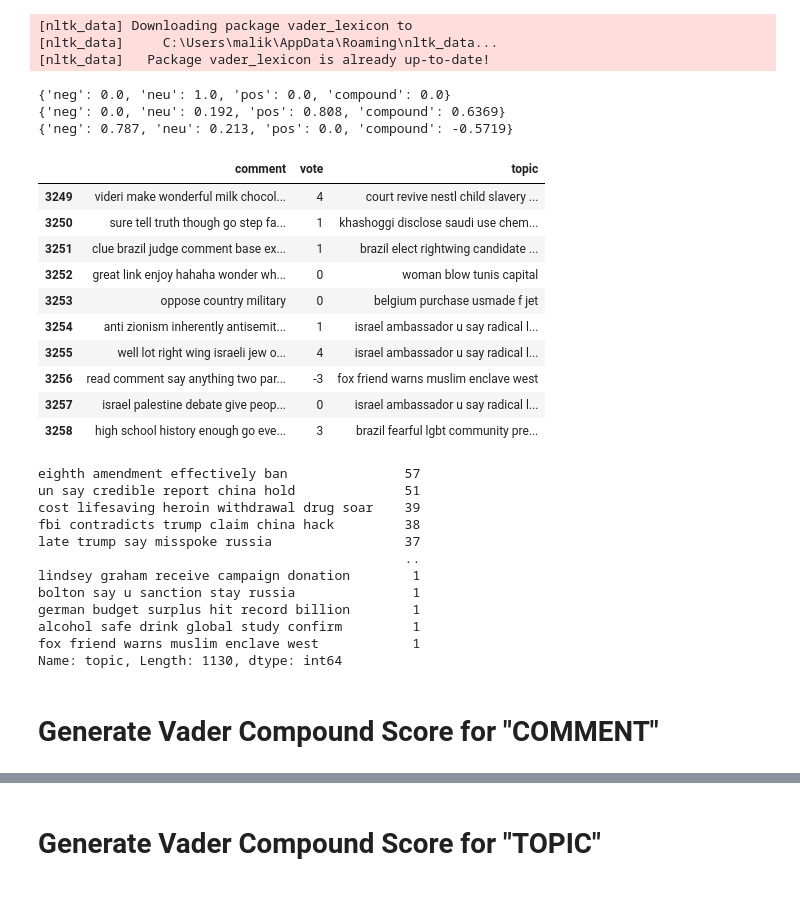
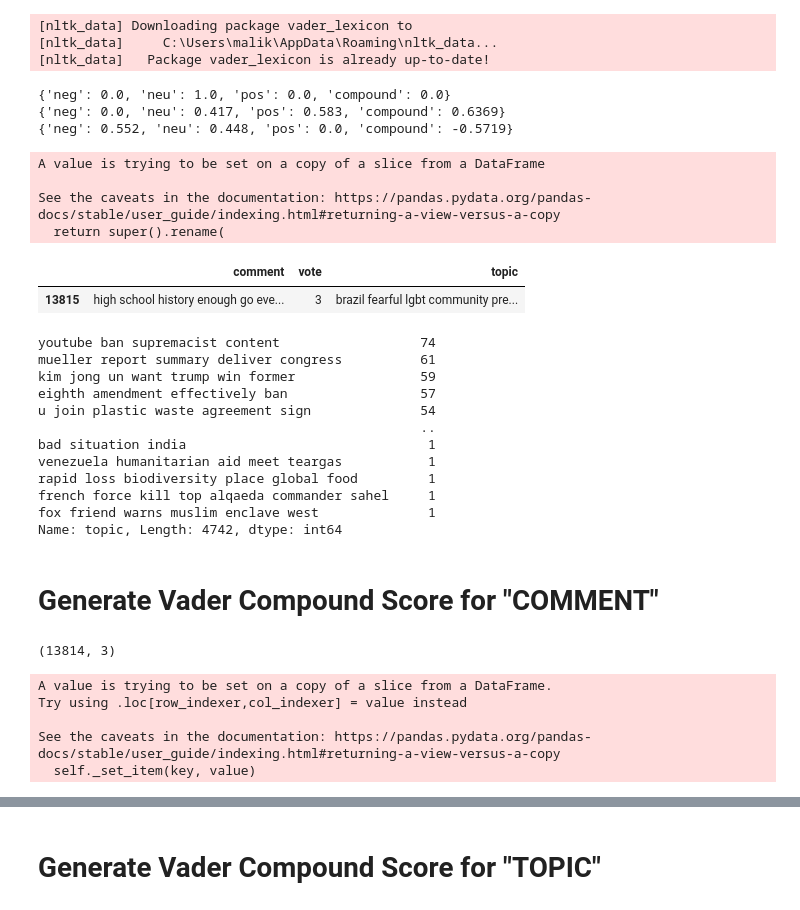
Before and after one commit to Tismalik/NLP-Reddit-Comment-Topic-Classification-, a Jupyter notebook: 3-Unsupervised SA/[3] Vaderpolarity.ipynb, the cells around one changed output, grey strips where cells are left out. Cells and saved outputs as stored; diff of their text form; code cells hidden in the pictures.

```diff
--- a/3-Unsupervised SA/[3] Vaderpolarity.ipynb
+++ b/3-Unsupervised SA/[3] Vaderpolarity.ipynb
@@ -26,0 +36,3 @@ df
+# %%
+df = df.dropna()
+df
@@ -41,50 +67,49 @@ sid = SentimentIntensityAnalyzer()
 [nltk_data]     C:\Users\malik\AppData\Roaming\nltk_data...
 [nltk_data]   Package vader_lexicon is already up-to-date!
 # %%
-neu = ' seems reasonable does it not?'
-pos = 'i love cake'
-neg = 'i hate drones'
+neu = ' the iphone seems decent'
+pos = 'i love the new iphone'
+neg = 'i hate the new iphone'
 print(sid.polarity_scores(neu))
 print(sid.polarity_scores(pos))
 print(sid.polarity_scores(neg))
 # %% [output]
 {'neg': 0.0, 'neu': 1.0, 'pos': 0.0, 'compound': 0.0}
-{'neg': 0.0, 'neu': 0.192, 'pos': 0.808, 'compound': 0.6369}
-{'neg': 0.787, 'neu': 0.213, 'pos': 0.0, 'compound': -0.5719}
+{'neg': 0.0, 'neu': 0.417, 'pos': 0.583, 'compound': 0.6369}
+{'neg': 0.552, 'neu': 0.448, 'pos': 0.0, 'compound': -0.5719}
 # %%
 # Rename columns'score' -> 'vote' and 'permalink' -> 'topic' in dataframe
 df.rename(columns={"score": "vote", "permalink": "topic", "body": "comment"}, inplace= True)
-df.tail(10)
+df.tail(1)
 # %% [output]
+A value is trying to be set on a copy of a slice from a DataFrame
+
+See the caveats in the documentation: https://pandas.pydata.org/pandas-docs/stable/user_guide/indexing.html#returning-a-view-versus-a-copy
+  return super().rename(
 |  | comment | vote | topic |
-| 3249 | videri make wonderful milk chocol... | 4 | court revive nestl child slavery ... |
-| 3250 | sure tell truth though go step fa... | 1 | khashoggi disclose saudi use chem... |
-| 3251 | clue brazil judge comment base ex... | 1 | brazil elect rightwing candidate ... |
-| 3252 | great link enjoy hahaha wonder wh... | 0 | woman blow tunis capital |
-| 3253 | oppose country military | 0 | belgium purchase usmade f jet |
-| 3254 | anti zionism inherently antisemit... | 1 | israel ambassador u say radical l... |
-| 3255 | well lot right wing israeli jew o... | 4 | israel ambassador u say radical l... |
-| 3256 | read comment say anything two par... | -3 | fox friend warns muslim enclave west |
-| 3257 | israel palestine debate give peop... | 0 | israel ambassador u say radical l... |
-| 3258 | high school history enough go eve... | 3 | brazil fearful lgbt community pre... |
+| 13815 | high school history enough go eve... | 3 | brazil fearful lgbt community pre... |
 # %%
 # Sneakpeak at distribution of topics in the dataframe
 df['topic'].value_counts()
 # %% [output]
-eighth amendment effectively ban               57
-un say credible report china hold              51
-cost lifesaving heroin withdrawal drug soar    39
-fbi contradicts trump claim china hack         38
-late trump say misspoke russia                 37
-                                               ..
-lindsey graham receive campaign donation        1
-bolton say u sanction stay russia               1
-german budget surplus hit record billion        1
-alcohol safe drink global study confirm         1
-fox friend warns muslim enclave west            1
-Name: topic, Length: 1130, dtype: int64
+youtube ban supremacist content                  74
+mueller report summary deliver congress          61
+kim jong un want trump win former                59
+eighth amendment effectively ban                 57
+u join plastic waste agreement sign              54
+                                                 ..
+bad situation india                               1
+venezuela humanitarian aid meet teargas           1
+rapid loss biodiversity place global food         1
+french force kill top alqaeda commander sahel     1
+fox friend warns muslim enclave west              1
+Name: topic, Length: 4742, dtype: int64
 # %% [markdown]
 # Generate Vader Compound Score for "COMMENT"
+# %%
+df.shape
+# %% [output]
+(13814, 3)
 # %%
 df['m_scores'] = df['comment'].apply(lambda review:sid.polarity_scores(review))
 
@@ -96,6 +121,12 @@ df['m_compound'] = df['m_scores'].apply(lambda d:d['compound'])
         comment scoring is neutral otherwise
 """
 df['m_comscore'] = df['m_compound'].apply(lambda score: 'pos' if score>0.09 else 'neg' if score<-0.09 else 'neu')
+# %% [output]
+A value is trying to be set on a copy of a slice from a DataFrame.
+Try using .loc[row_indexer,col_indexer] = value instead
+
+See the caveats in the documentation: https://pandas.pydata.org/pandas-docs/stable/user_guide/indexing.html#returning-a-view-versus-a-copy
+  self._set_item(key, value)
 # %%
 df.tail(20)
 # %% [output]
```
Also changed, not shown: parts of 15 cells of this notebook, 1 other file.
